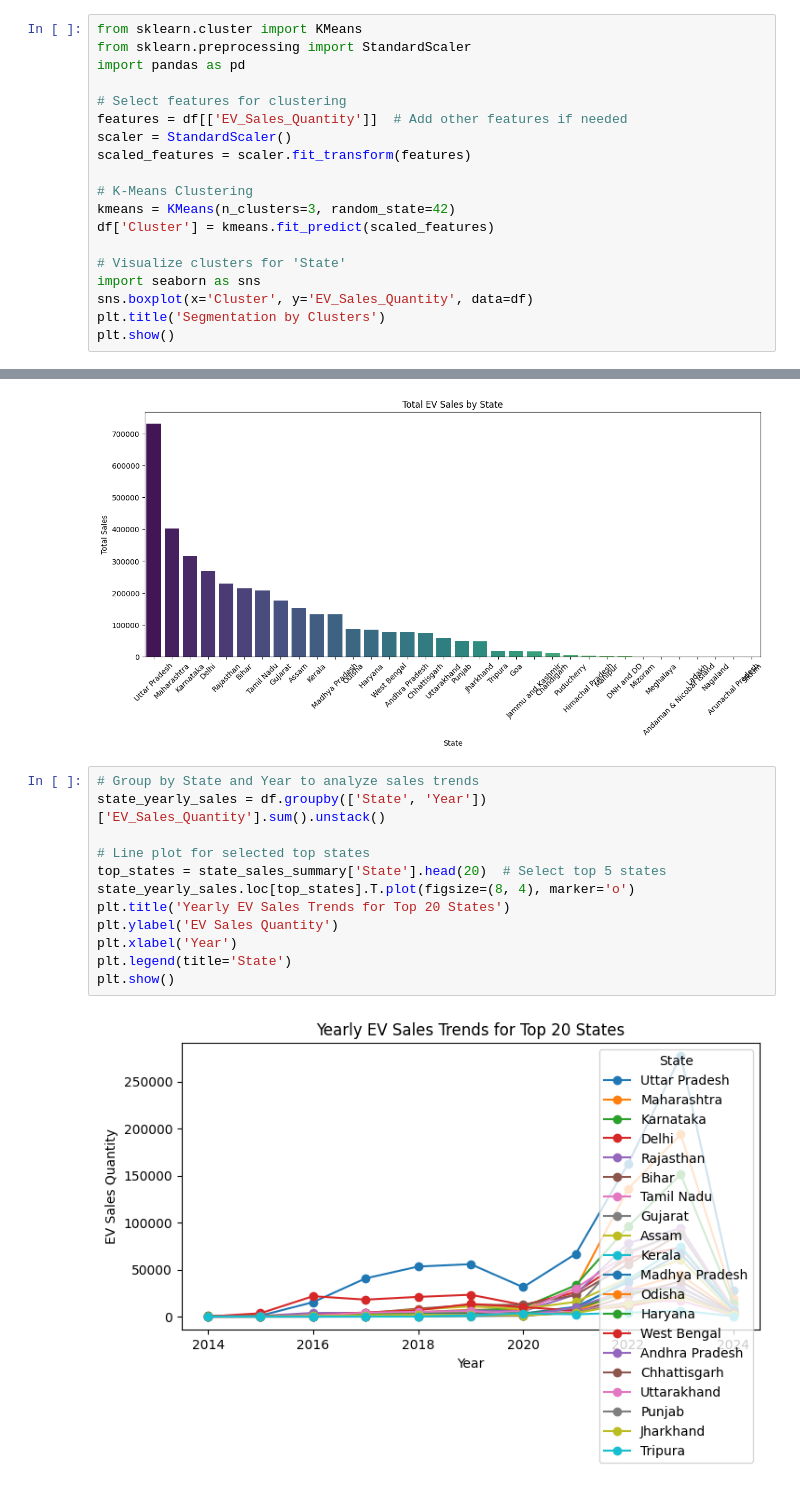
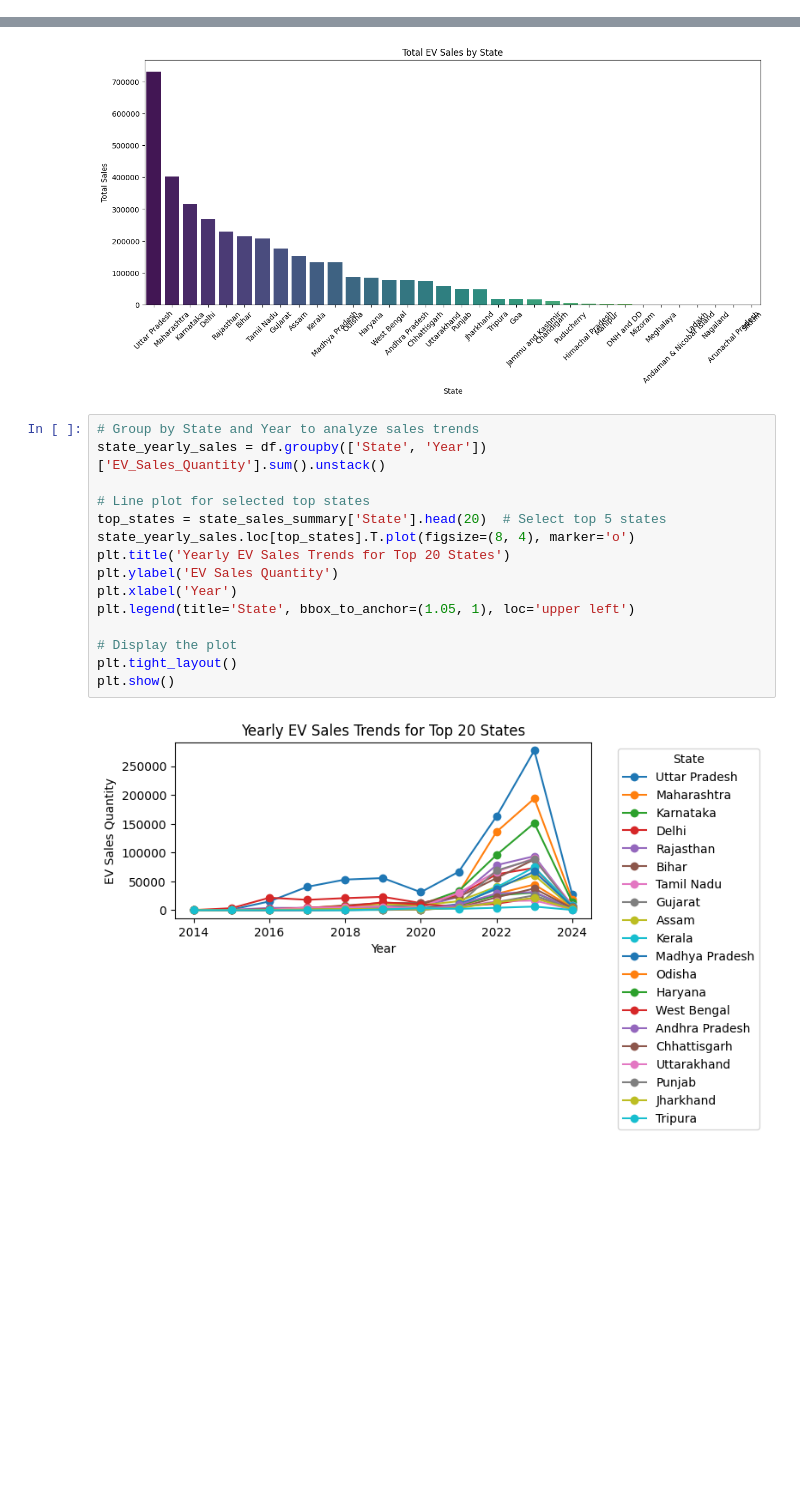
Before and after one commit to furkan09-official/EV_Dataset_Analysis, a Jupyter notebook: geographical_analysis.ipynb, the cells around one changed output, grey strips where cells are left out. Cells and saved outputs as stored; diff of their text form; blank space fills up the shorter version.

```diff
--- a/geographical_analysis.ipynb
+++ b/geographical_analysis.ipynb
@@ -152,19 +163,0 @@ West Bengal                                    21          0
-# %%
-from sklearn.cluster import KMeans
-from sklearn.preprocessing import StandardScaler
-import pandas as pd
-
-# Select features for clustering
-features = df[['EV_Sales_Quantity']]  # Add other features if needed
-scaler = StandardScaler()
-scaled_features = scaler.fit_transform(features)
-
-# K-Means Clustering
-kmeans = KMeans(n_clusters=3, random_state=42)
-df['Cluster'] = kmeans.fit_predict(scaled_features)
-
-# Visualize clusters for 'State'
-import seaborn as sns
-sns.boxplot(x='Cluster', y='EV_Sales_Quantity', data=df)
-plt.title('Segmentation by Clusters')
-plt.show()
@@ -213,14 +203,17 @@ plt.show()
 # %%
 # Group by State and Year to analyze sales trends
 state_yearly_sales = df.groupby(['State', 'Year'])['EV_Sales_Quantity'].sum().unstack()
 
 # Line plot for selected top states
 top_states = state_sales_summary['State'].head(20)  # Select top 5 states
 state_yearly_sales.loc[top_states].T.plot(figsize=(8, 4), marker='o')
 plt.title('Yearly EV Sales Trends for Top 20 States')
 plt.ylabel('EV Sales Quantity')
 plt.xlabel('Year')
-plt.legend(title='State')
+plt.legend(title='State', bbox_to_anchor=(1.05, 1), loc='upper left')
+
+# Display the plot
+plt.tight_layout()
 plt.show()
 # %% [output]
-[figure, old version]
+[figure, new version]
```
Also changed, not shown: parts of 5 cells of this notebook, 3 other files.
